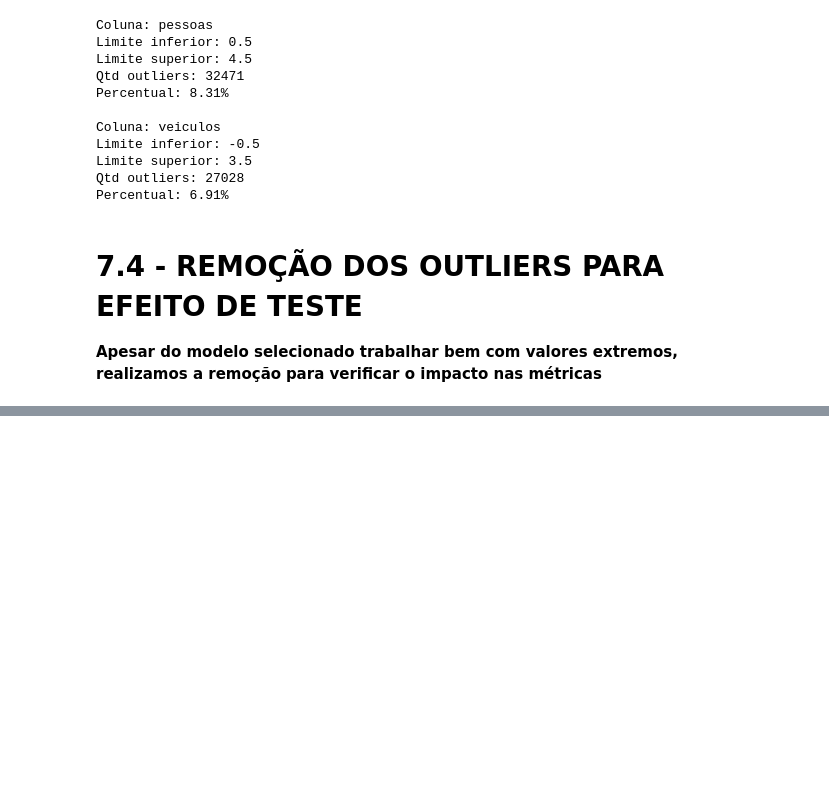
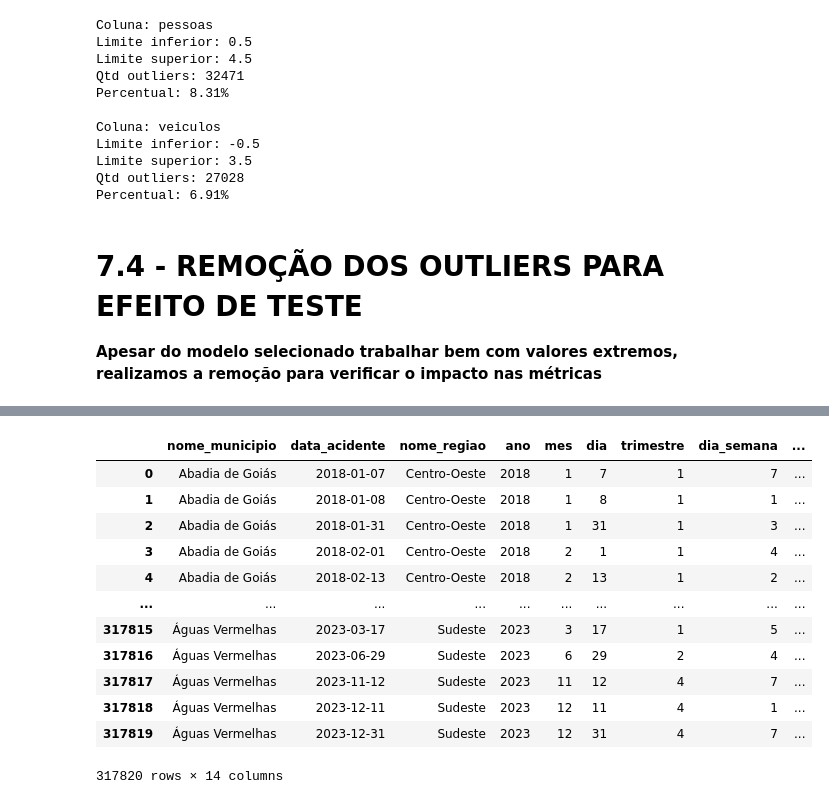
Before and after one commit to luticaa/DATA_INTEGRATION_FEATURE_ENG, a Jupyter notebook: timelinedatatran.ipynb, the cells around one changed output, grey strips where cells are left out. Saved outputs shown, nothing was run; the diff lists cells and outputs as text; code cells hidden in the pictures; blank space fills up the shorter version.

```diff
--- a/timelinedatatran.ipynb
+++ b/timelinedatatran.ipynb
@@ -757,0 +1335,51 @@ weighted avg       0.93      0.83      0.87     68445
+# %%
+# Agrupamento por município e data
+df_ml_grouped = (
+    df_clean
+    .groupby(["nome_municipio", "data_acidente"])
+    .agg({
+
+        # Informações determinísticas
+        "nome_regiao": "first",
+        "ano": "first",
+        "mes": "first",
+        "dia": "first",
+        "trimestre": "first",
+        "dia_semana": "first",
+        "eh_fim_semana": "first",
+        "feriado": "max",
+
+        # Contexto predominante do dia
+        "tipo_feriado": lambda x: x.mode().iloc[0],
+        "condicao_metereologica": lambda x: x.mode().iloc[0],
+
+        # Variáveis de interesse
+        "target_obito": "max",      # houve pelo menos um óbito?
+        "id_acidente": "count"      # quantidade de acidentes no dia
+    })
+    .reset_index()
+)
+
+df_ml_grouped.rename(
+    columns={
+        "id_acidente": "qtd_acidentes",
+        "target_obito": "houve_obito"
+    },
+    inplace=True
+)
+# %%
+display(df_ml_grouped)
+# %% [output]
+|  | nome_municipio | data_acidente | nome_regiao | ano | mes | dia | trimestre | dia_semana | ... |
+| 0 | Abadia de Goiás | 2018-01-07 | Centro-Oeste | 2018 | 1 | 7 | 1 | 7 | ... |
+| 1 | Abadia de Goiás | 2018-01-08 | Centro-Oeste | 2018 | 1 | 8 | 1 | 1 | ... |
+| 2 | Abadia de Goiás | 2018-01-31 | Centro-Oeste | 2018 | 1 | 31 | 1 | 3 | ... |
+| 3 | Abadia de Goiás | 2018-02-01 | Centro-Oeste | 2018 | 2 | 1 | 1 | 4 | ... |
+| 4 | Abadia de Goiás | 2018-02-13 | Centro-Oeste | 2018 | 2 | 13 | 1 | 2 | ... |
+| ... | ... | ... | ... | ... | ... | ... | ... | ... | ... |
+| 317815 | Águas Vermelhas | 2023-03-17 | Sudeste | 2023 | 3 | 17 | 1 | 5 | ... |
+| 317816 | Águas Vermelhas | 2023-06-29 | Sudeste | 2023 | 6 | 29 | 2 | 4 | ... |
+| 317817 | Águas Vermelhas | 2023-11-12 | Sudeste | 2023 | 11 | 12 | 4 | 7 | ... |
+| 317818 | Águas Vermelhas | 2023-12-11 | Sudeste | 2023 | 12 | 11 | 4 | 1 | ... |
+| 317819 | Águas Vermelhas | 2023-12-31 | Sudeste | 2023 | 12 | 31 | 4 | 7 | ... |
+317820 rows × 14 columns
```
Also changed, not shown: parts of 30 cells of this notebook, 2 other files.
